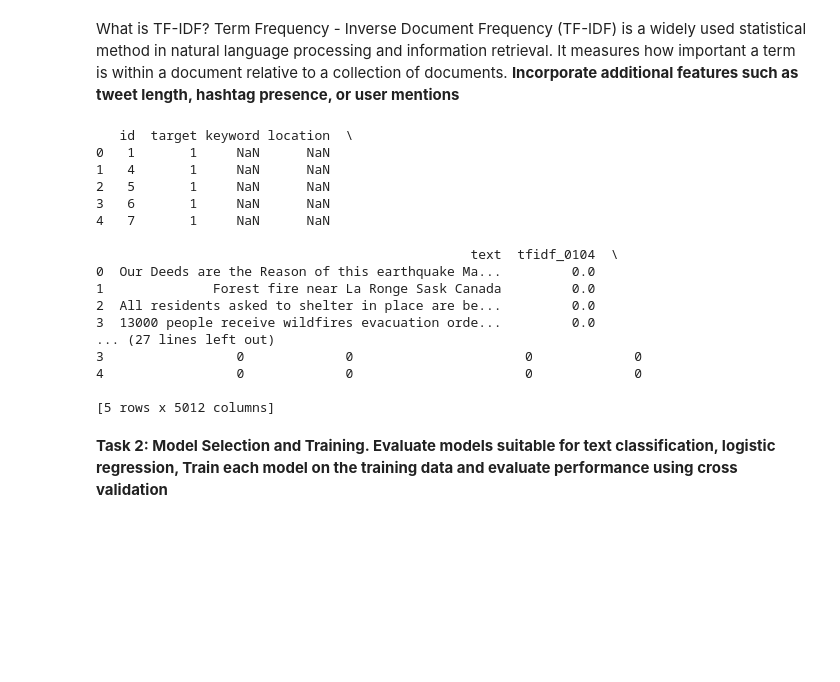
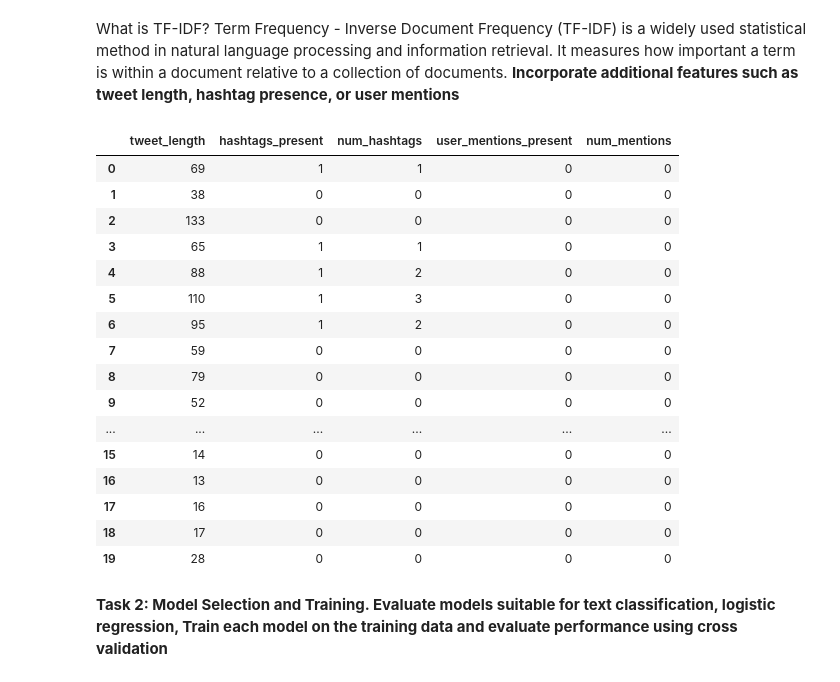
Before and after one commit to Deb052024/Text-Analytics, a Jupyter notebook: Tweet_Classification.ipynb, the cells around one changed output. Cells and saved outputs as stored; diff of their text form; code cells hidden in the pictures; blank space fills up the shorter version.

```diff
--- a/Tweet_Classification.ipynb
+++ b/Tweet_Classification.ipynb
@@ -478,0 +743,27 @@ print(df1.head())
+# %%
+import numpy as np
+import nltk
+nltk.download('punkt')
+
+# Replace with your actual embedding loading method
+# This is a placeholder; you'll need to load embeddings from a file or a library
+# without using gensim.  For example, using a pre-trained model from TensorFlow Hub.
+
+# Example using a dictionary (replace with your actual embeddings)
+embeddings_dict = {}
+# ... Load your embeddings into embeddings_dict, where keys are words and values are vectors
+
+def get_embedding(text):
+    tokens = nltk.word_tokenize(text.lower())
+    embeddings = []
+    for token in tokens:
+        if token in embeddings_dict:
+            embeddings.append(embeddings_dict[token])
+    if embeddings:
+        return np.mean(embeddings, axis=0)  # Average embeddings
+    else:
+        return np.zeros(300)  # Return zero vector if no words found in vocabulary
+
+# Example usage (assuming df1 is your DataFrame)
+df['embeddings'] = df['text'].apply(get_embedding)
+print(df.head())
@@ -545,47 +856,51 @@ What is TF-IDF? Term Frequency - Inverse Document Frequency (TF-IDF) is a widely
 # %%
 import pandas as pd
 import numpy as np
 # ... (rest of your imports and code)
+
+keyword_mode = df['keyword'].mode()
+location_mode = df['location'].mode()
+
 
 
 def extract_features(text):
     # Tweet length
     tweet_length = len(text)
 
     # Hashtag presence
     hashtags_present = 1 if '#' in text else 0
 
     # Number of hashtags
     num_hashtags = len(re.findall(r'#\w+', text))
 
     # User mentions
     user_mentions_present = 1 if '@' in text else 0
     num_mentions = len(re.findall(r'@\w+', text))
 
     return tweet_length, hashtags_present, num_hashtags, user_mentions_present, num_mentions
 
 # Apply feature extraction to each tweet
-df1[['tweet_length', 'hashtags_present', 'num_hashtags', 'user_mentions_present', 'num_mentions']] = df1['text'].apply(lambda x: pd.Series(extract_features(x)))
+df[['tweet_length', 'hashtags_present', 'num_hashtags', 'user_mentions_present', 'num_mentions']] = df['text'].apply(lambda x: pd.Series(extract_features(x)))
 
-print(df1.head())
+df[['tweet_length', 'hashtags_present', 'num_hashtags', 'user_mentions_present', 'num_mentions']].head(20)
 # %% [output]
-   id  target keyword location  \
-0   1       1     NaN      NaN
-1   4       1     NaN      NaN
-2   5       1     NaN      NaN
-3   6       1     NaN      NaN
-4   7       1     NaN      NaN
-
-                                                text  tfidf_0104  \
-0  Our Deeds are the Reason of this earthquake Ma...         0.0
-1              Forest fire near La Ronge Sask Canada         0.0
-2  All residents asked to shelter in place are be...         0.0
-3  13000 people receive wildfires evacuation orde...         0.0
-... (27 lines left out)
-3                 0             0                      0             0
-4                 0             0                      0             0
-
-[5 rows x 5012 columns]
+|  | tweet_length | hashtags_present | num_hashtags | user_mentions_present | num_mentions |
+| 0 | 69 | 1 | 1 | 0 | 0 |
+| 1 | 38 | 0 | 0 | 0 | 0 |
+| 2 | 133 | 0 | 0 | 0 | 0 |
+| 3 | 65 | 1 | 1 | 0 | 0 |
+| 4 | 88 | 1 | 2 | 0 | 0 |
+| 5 | 110 | 1 | 3 | 0 | 0 |
+| 6 | 95 | 1 | 2 | 0 | 0 |
+| 7 | 59 | 0 | 0 | 0 | 0 |
+| 8 | 79 | 0 | 0 | 0 | 0 |
+| 9 | 52 | 0 | 0 | 0 | 0 |
+| ... | ... | ... | ... | ... | ... |
+| 15 | 14 | 0 | 0 | 0 | 0 |
+| 16 | 13 | 0 | 0 | 0 | 0 |
+| 17 | 16 | 0 | 0 | 0 | 0 |
+| 18 | 17 | 0 | 0 | 0 | 0 |
+| 19 | 28 | 0 | 0 | 0 | 0 |
 # %% [markdown]
 **Task 2: Model Selection and Training. Evaluate models suitable for text classification,  logistic regression, Train each model on the training data and evaluate performance using cross validation**
 # %%
```
Also changed, not shown: parts of 26 cells of this notebook.
